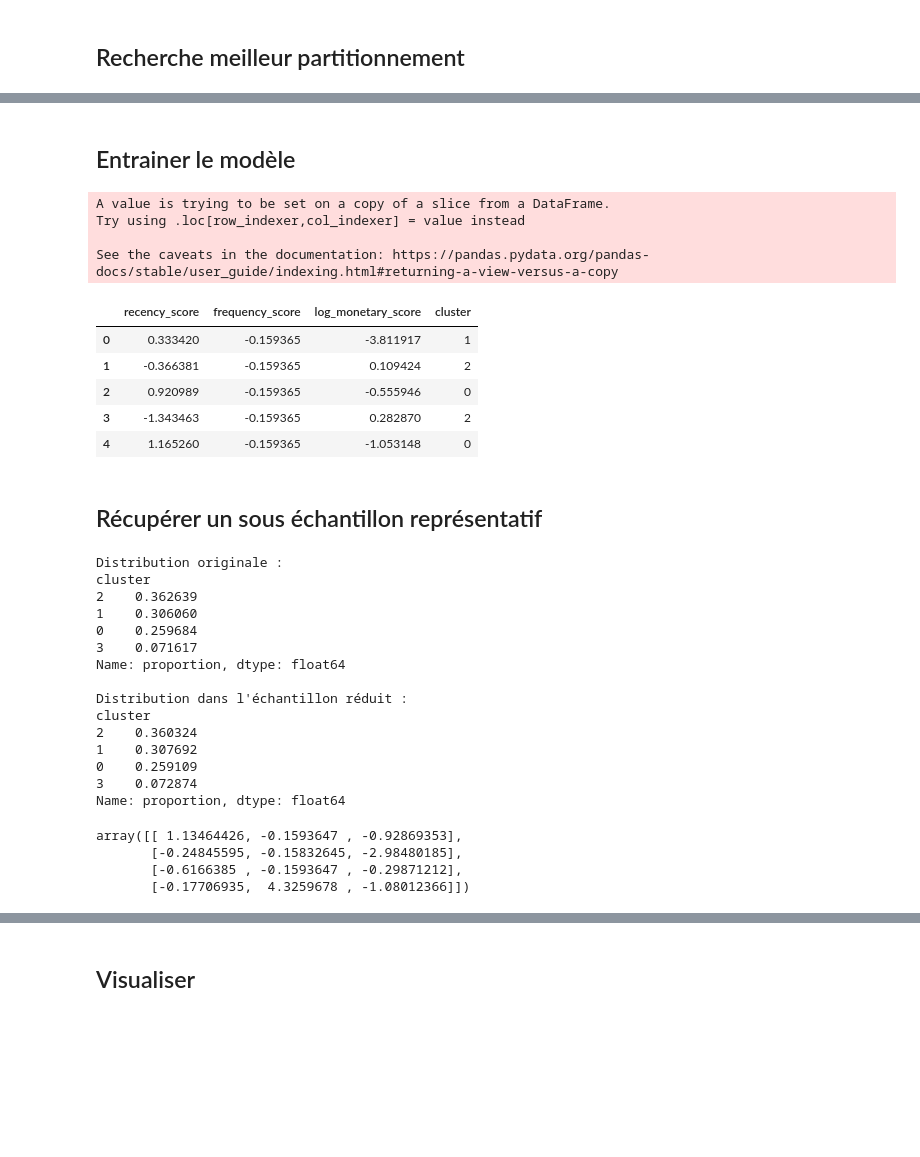
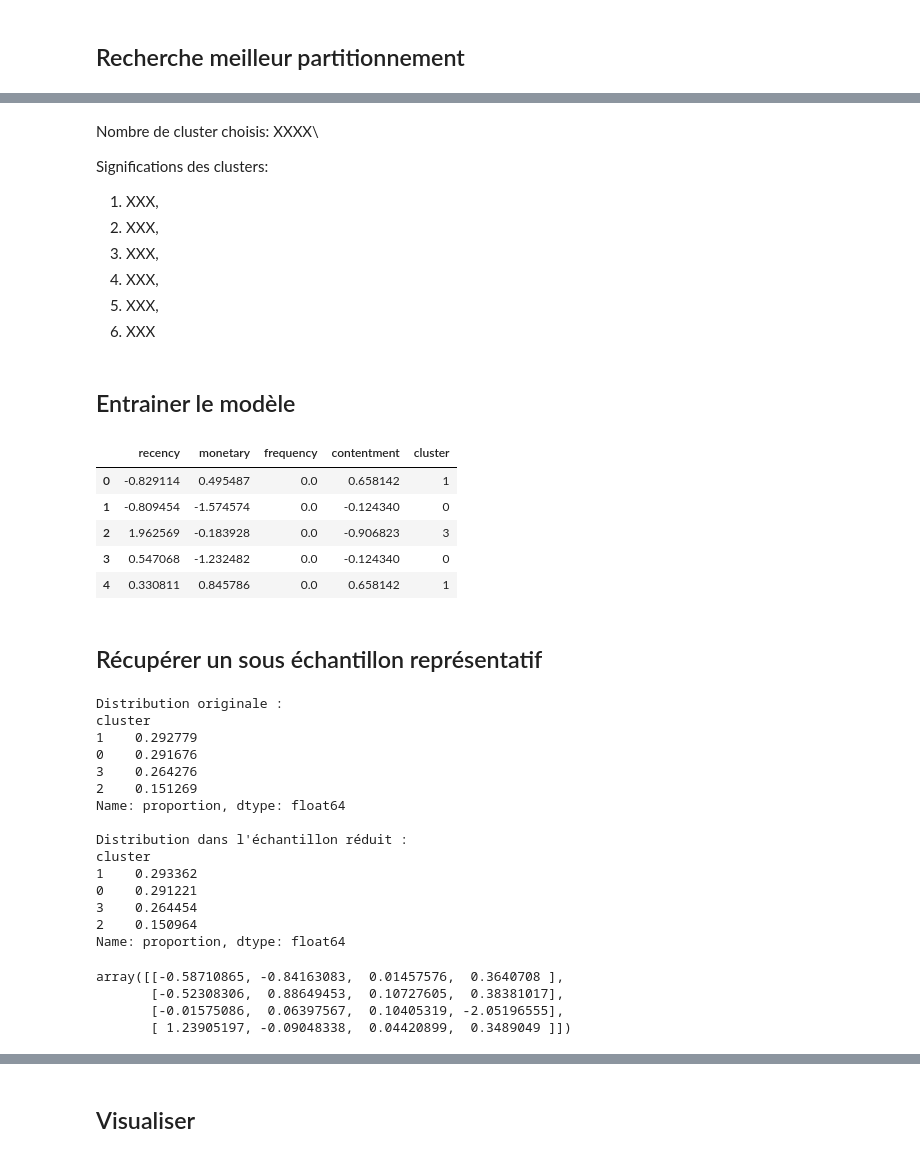
Before and after one commit to alternance-Data-Openclassrooms-2425/04_segmentation_clients, a Jupyter notebook: Delouche_Alexis_2_essais_022025.ipynb, the cells around one changed output, grey strips where cells are left out. Drawn from its saved outputs; the diff is of its cells as text; code cells hidden in the pictures; blank space fills up the shorter version.

Commit message:
refonte table de base pour partitionnement par date et simuler maintenance

```diff
--- a/Delouche_Alexis_2_essais_022025.ipynb
+++ b/Delouche_Alexis_2_essais_022025.ipynb
@@ -31,0 +27,2 @@ data_t5 = data[["recency_score", "mean_review_score", "log_monetary_score", "fre
+# %%
+data = data[["recency", "monetary", "frequency", "contentment"]]
@@ -31,0 +31,3 @@ data_t5 = data[["recency_score", "mean_review_score", "log_monetary_score", "fre
+# %%
+pca = PCA(n_components=4)
+pca.fit(data)
@@ -43,3 +261,0 @@ def plot_KElbowVisualizer_X_time(data, x):
-# %%
-for data in [data_t0, data_t1, data_t2, data_t3, data_t4, data_t5]:
-    plot_KElbowVisualizer_X_time(data, 1)
@@ -107,9 +262,10 @@ AssertionError:
 # %%
+raise AssertionError
 %%time
-for k in range (2,6):
+for k in range(3,7):
     model = KMeans(k)
     visualizer = SilhouetteVisualizer(model)
 
-    visualizer.fit(X)    # Fit the data to the visualizer
+    visualizer.fit(data)    # Fit the data to the visualizer
     visualizer.poof()
 # %% [output]
@@ -138,60 +273,66 @@ with open(("inertia.csv"), "w") as f:
+# %% [markdown]
+Nombre de cluster choisis: XXXX\\
+
+Significations des clusters:
+1. XXX,
+2. XXX,
+3. XXX,
+4. XXX,
+5. XXX,
+6. XXX
 # %% [markdown]
 ## Entrainer le modèle
 # %%
 kmeans = KMeans(n_clusters=4)
-kmeans.fit(X)
+kmeans.fit(data)
 
 labels = kmeans.labels_
 
-X["cluster"] = kmeans.labels_
-X.head()
+data["cluster"] = kmeans.labels_
+data.head()
 # %% [output]
-A value is trying to be set on a copy of a slice from a DataFrame.
-Try using .loc[row_indexer,col_indexer] = value instead
-
-See the caveats in the documentation: https://pandas.pydata.org/pandas-docs/stable/user_guide/indexing.html#returning-a-view-versus-a-copy
-|  | recency_score | frequency_score | log_monetary_score | cluster |
-| 0 | 0.333420 | -0.159365 | -3.811917 | 1 |
-| 1 | -0.366381 | -0.159365 | 0.109424 | 2 |
-| 2 | 0.920989 | -0.159365 | -0.555946 | 0 |
-| 3 | -1.343463 | -0.159365 | 0.282870 | 2 |
-| 4 | 1.165260 | -0.159365 | -1.053148 | 0 |
+|  | recency | monetary | frequency | contentment | cluster |
+| 0 | -0.829114 | 0.495487 | 0.0 | 0.658142 | 1 |
+| 1 | -0.809454 | -1.574574 | 0.0 | -0.124340 | 0 |
+| 2 | 1.962569 | -0.183928 | 0.0 | -0.906823 | 3 |
+| 3 | 0.547068 | -1.232482 | 0.0 | -0.124340 | 0 |
+| 4 | 0.330811 | 0.845786 | 0.0 | 0.658142 | 1 |
 # %% [markdown]
 ## Récupérer un sous échantillon représentatif
 # %%
 splitter = StratifiedShuffleSplit(n_splits=1, test_size=0.01, random_state=42)
 
-for train_idx, test_idx in splitter.split(X, X['cluster']):
-    stratified_sample = X.iloc[test_idx]
+for train_idx, test_idx in splitter.split(data, data['cluster']):
+    stratified_sample = data.iloc[test_idx]
 
 
 print("Distribution originale :")
-print(X['cluster'].value_counts(normalize=True))
+print(data['cluster'].value_counts(normalize=True))
 
 print("\nDistribution dans l'échantillon réduit :")
 print(stratified_sample['cluster'].value_counts(normalize=True))
 # %% [output]
 Distribution originale :
 cluster
-2    0.362639
-1    0.306060
-0    0.259684
-3    0.071617
+1    0.292779
+0    0.291676
+3    0.264276
+2    0.151269
 Name: proportion, dtype: float64
 
 Distribution dans l'échantillon réduit :
 cluster
-2    0.360324
-1    0.307692
-0    0.259109
-3    0.072874
+1    0.293362
+0    0.291221
+3    0.264454
+2    0.150964
 Name: proportion, dtype: float64
 # %%
 # On peut stocker nos centroids dans une variable :
 centroids = kmeans.cluster_centers_
 centroids
 # %% [output]
-array([[ 1.13464426, -0.1593647 , -0.92869353],
-       [-0.24845595, -0.15832645, -2.98480185],
-       [-0.6166385 , -0.1593647 , -0.29871212],
-       [-0.17706935,  4.3259678 , -1.08012366]])
+array([[-0.58710865, -0.84163083,  0.01457576,  0.3640708 ],
+       [-0.52308306,  0.88649453,  0.10727605,  0.38381017],
+       [-0.01575086,  0.06397567,  0.10405319, -2.05196555],
+       [ 1.23905197, -0.09048338,  0.04420899,  0.3489049 ]])
```
Also changed, not shown: parts of 48 cells of this notebook, 2 other files.
